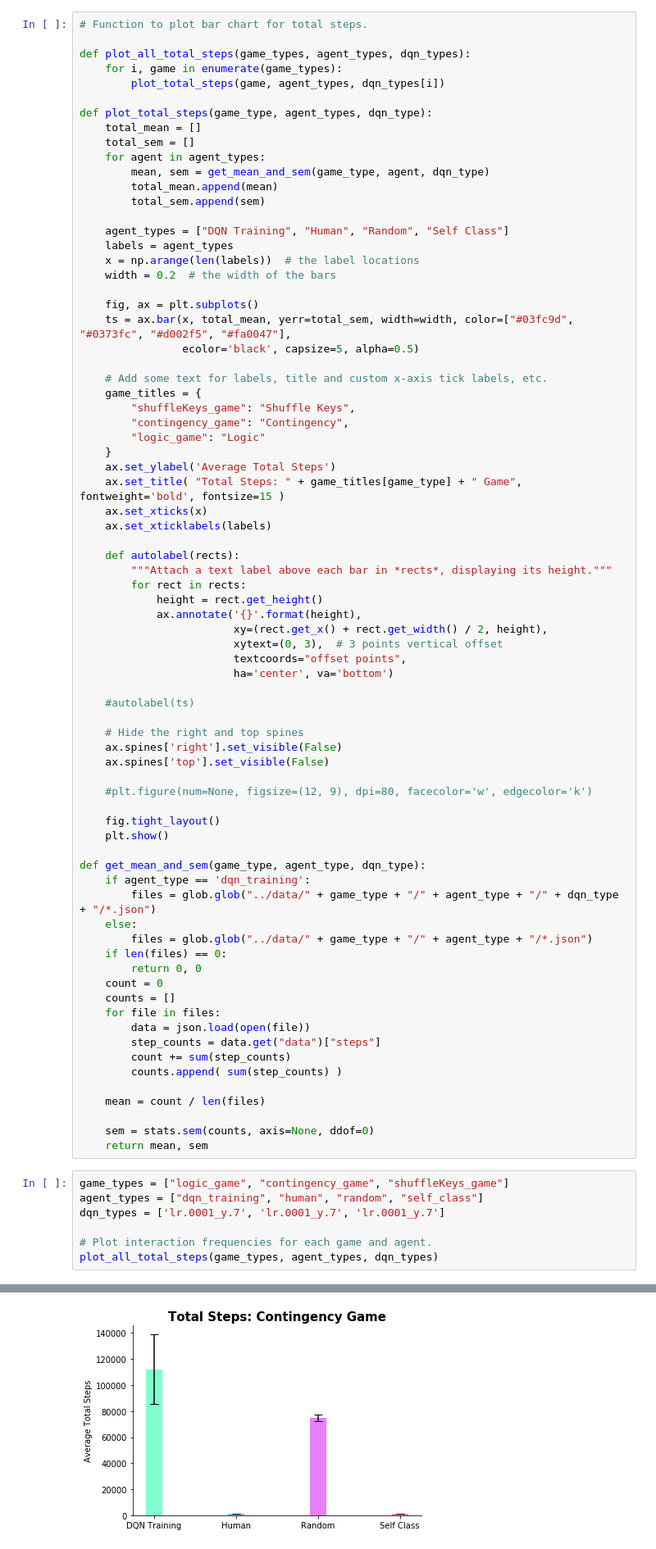
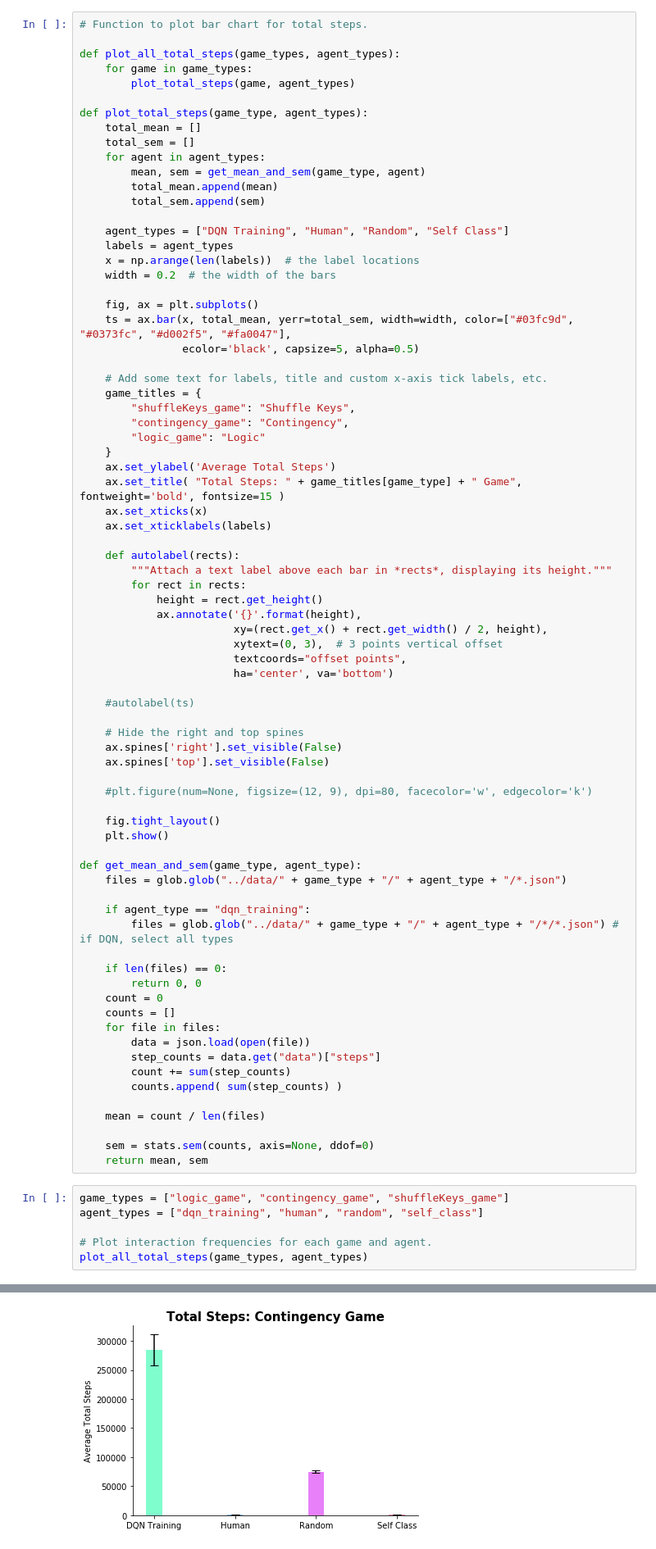
Before and after one commit to Ethical-Intelligence-Lab/probabilisticSelf, a Jupyter notebook: plotting/plotter_bar_charts.ipynb, the cells around one changed output, grey strips where cells are left out. Shown at 82% size. Cells and saved outputs as stored; diff of their text form.

```diff
--- a/plotting/plotter_bar_charts.ipynb
+++ b/plotting/plotter_bar_charts.ipynb
@@ -109,15 +92,15 @@ TypeError: plot_all_interactions() missing 1 required positional argument: 'dqn_
 # %%
 # Function to plot bar chart for total steps.
 
-def plot_all_total_steps(game_types, agent_types, dqn_types):
-    for i, game in enumerate(game_types):
-        plot_total_steps(game, agent_types, dqn_types[i])
+def plot_all_total_steps(game_types, agent_types):
+    for game in game_types:
+        plot_total_steps(game, agent_types)
 
-def plot_total_steps(game_type, agent_types, dqn_type):
+def plot_total_steps(game_type, agent_types):
     total_mean = []
     total_sem = []
     for agent in agent_types:
-        mean, sem = get_mean_and_sem(game_type, agent, dqn_type)
+        mean, sem = get_mean_and_sem(game_type, agent)
         total_mean.append(mean)
         total_sem.append(sem)
 
@@ -162,11 +145,12 @@ def plot_total_steps(game_type, agent_types, dqn_type):
     fig.tight_layout()
     plt.show()
 
-def get_mean_and_sem(game_type, agent_type, dqn_type):
-    if agent_type == 'dqn_training':
-        files = glob.glob("../data/" + game_type + "/" + agent_type + "/" + dqn_type + "/*.json")
-    else:
-        files = glob.glob("../data/" + game_type + "/" + agent_type + "/*.json")
+def get_mean_and_sem(game_type, agent_type):
+    files = glob.glob("../data/" + game_type + "/" + agent_type + "/*.json")
+
+    if agent_type == "dqn_training":
+        files = glob.glob("../data/" + game_type + "/" + agent_type + "/*/*.json") # if DQN, select all types
+
     if len(files) == 0:
         return 0, 0
     count = 0
@@ -184,8 +168,7 @@ def get_mean_and_sem(game_type, agent_type, dqn_type):
 # %%
 game_types = ["logic_game", "contingency_game", "shuffleKeys_game"]
 agent_types = ["dqn_training", "human", "random", "self_class"]
-dqn_types = ['lr.0001_y.7', 'lr.0001_y.7', 'lr.0001_y.7']
 
 # Plot interaction frequencies for each game and agent.
-plot_all_total_steps(game_types, agent_types, dqn_types)
+plot_all_total_steps(game_types, agent_types)
 # %% [output]
@@ -193 +176 @@ plot_all_total_steps(game_types, agent_types, dqn_types)
-[figure, old version]
+[figure, new version]
```
Also changed, not shown: parts of 3 cells of this notebook.
